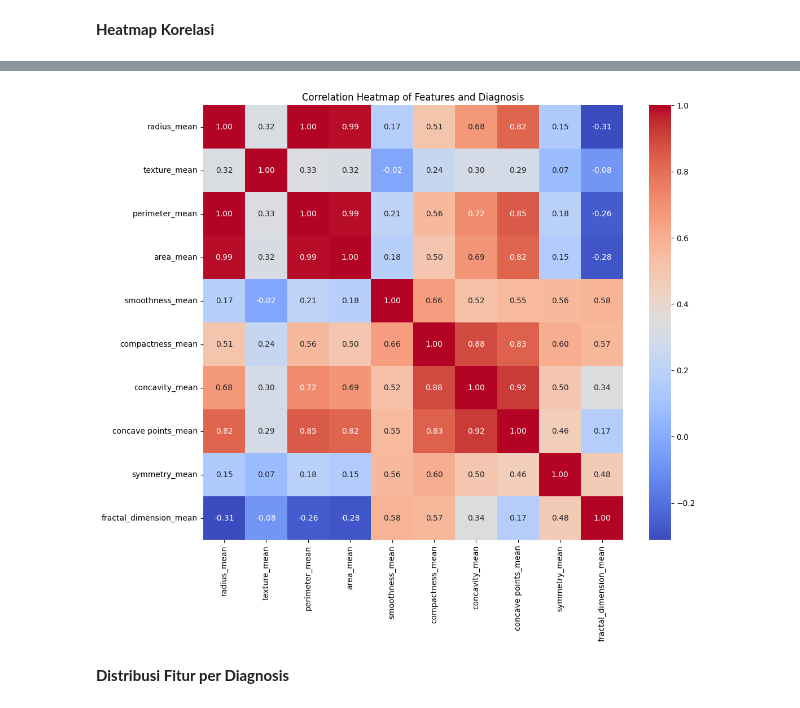
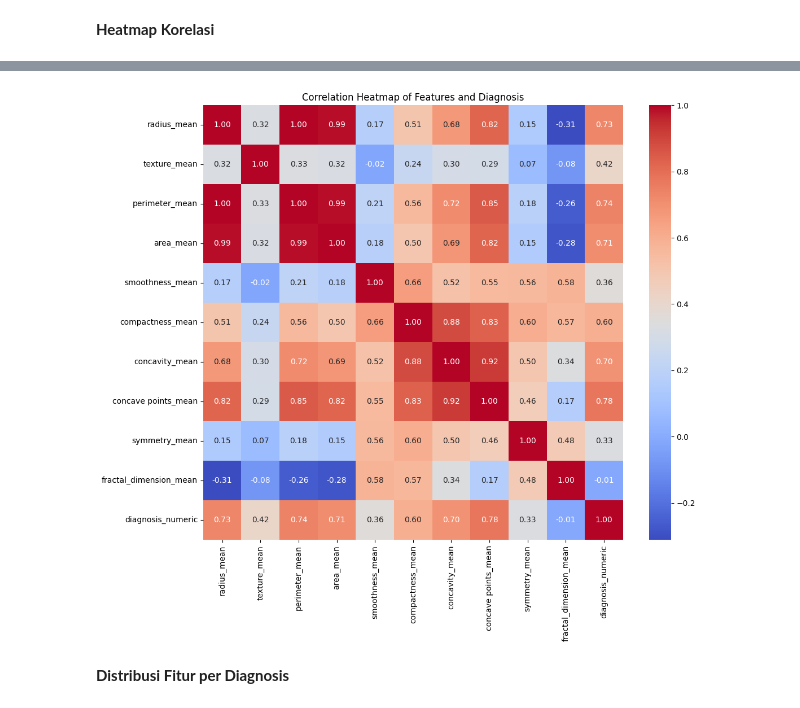
Before and after one commit to dindahanifa/mechine_learning, a Jupyter notebook: Breast_Cancer_Wisconsin.ipynb, the cells around one changed output, grey strips where cells are left out. Cells and saved outputs as stored; diff of their text form; code cells hidden in the pictures.

```diff
--- a/Breast_Cancer_Wisconsin.ipynb
+++ b/Breast_Cancer_Wisconsin.ipynb
@@ -179,0 +180,16 @@ correlation_matrix = data.corr(numeric_only=True)
+# %%
+# Convert 'diagnosis' column to numeric for correlation calculation
+data['diagnosis_numeric'] = data['diagnosis'].apply(lambda x: 1 if x == 'M' else 0)
+
+# Identify top correlated features with diagnosis
+# We'll use the absolute value of correlation to get the top positive and negative correlations
+correlation_with_diagnosis = data.corr(numeric_only=True)['diagnosis_numeric'].abs().sort_values(ascending=False)
+
+# Exclude the diagnosis_numeric column itself from the list of top features
+top_features = correlation_with_diagnosis[1:].head(5).index.tolist() # Get the top 5 features
+
+# Drop the temporary numeric diagnosis column
+data.drop('diagnosis_numeric', axis=1, inplace=True)
+
+print("Top 5 features correlated with diagnosis:")
+print(top_features)
@@ -180,10 +206,18 @@ correlation_matrix = data.corr(numeric_only=True)
 # %%
+# Convert 'diagnosis' column to numeric for correlation calculation
+data['diagnosis_numeric'] = data['diagnosis'].apply(lambda x: 1 if x == 'M' else 0)
+
+correlation_matrix = data.drop('diagnosis', axis=1).corr(numeric_only=True)
+
 plt.figure(figsize=(12, 10))
 sns.heatmap(correlation_matrix, annot=True, cmap='coolwarm', fmt=".2f")
 plt.title("Correlation Heatmap of Features and Diagnosis")
 plt.show()
+
+# Drop the temporary numeric diagnosis column
+data.drop('diagnosis_numeric', axis=1, inplace=True)
 # %% [output]
-[figure, old version]
+[figure, new version]
 # %% [markdown]
 **Distribusi Fitur per Diagnosis**
 # %%
```
Also changed, not shown: parts of 10 cells of this notebook.
